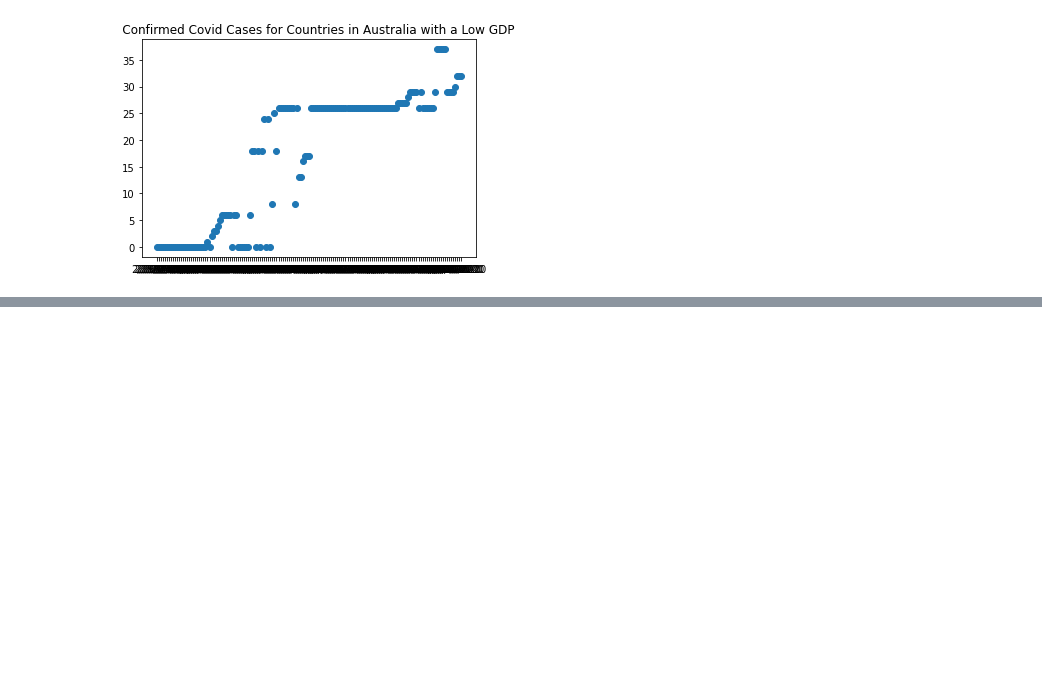
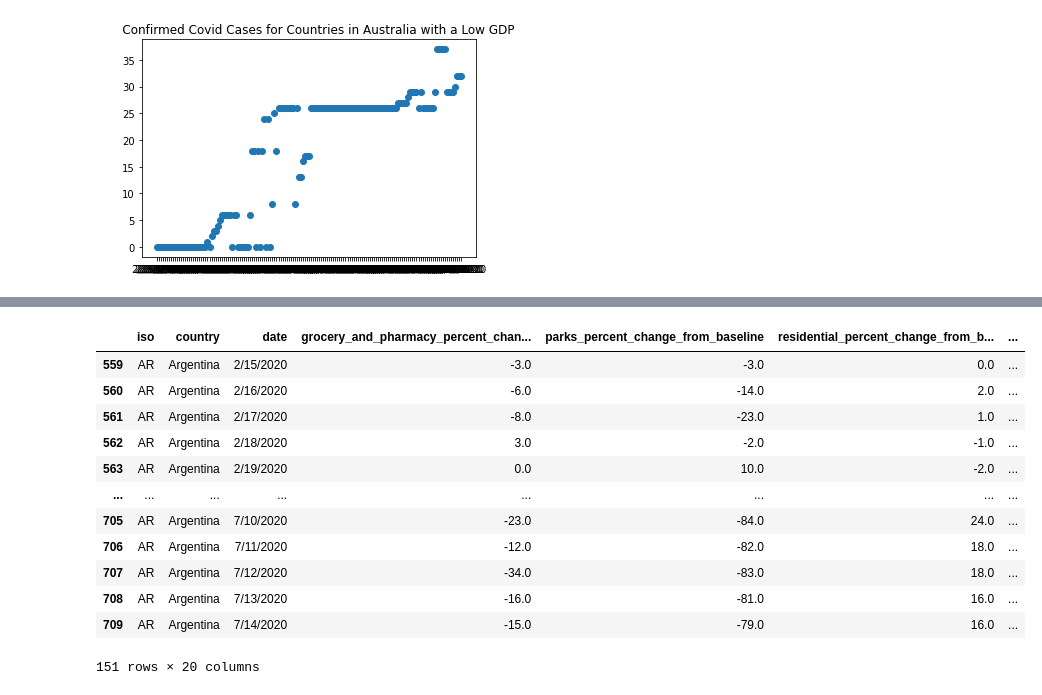
Before and after one commit to christophersingh/Covid-Analysis, a Jupyter notebook: COVID.ipynb, the cells around one changed output, grey strips where cells are left out. Cells and saved outputs as stored; diff of their text form; code cells hidden in the pictures; blank space fills up the shorter version.

```diff
--- a/COVID.ipynb
+++ b/COVID.ipynb
@@ -259,0 +246,17 @@ ValueError: operands could not be broadcast together with shapes (17,) (151,)
+# %%
+Brazil = southAmerica[southAmericaLow][southAmerica[southAmericaLow]['country']=='Brazil']
+Argentina = southAmerica[southAmericaHigh][southAmerica[southAmericaHigh]['country']=='Argentina']
+# %% [output]
+|  | iso | country | date | grocery_and_pharmacy_percent_chan... | parks_percent_change_from_baseline | residential_percent_change_from_b... | ... |
+| 559 | AR | Argentina | 2/15/2020 | -3.0 | -3.0 | 0.0 | ... |
+| 560 | AR | Argentina | 2/16/2020 | -6.0 | -14.0 | 2.0 | ... |
+| 561 | AR | Argentina | 2/17/2020 | -8.0 | -23.0 | 1.0 | ... |
+| 562 | AR | Argentina | 2/18/2020 | 3.0 | -2.0 | -1.0 | ... |
+| 563 | AR | Argentina | 2/19/2020 | 0.0 | 10.0 | -2.0 | ... |
+| ... | ... | ... | ... | ... | ... | ... | ... |
+| 705 | AR | Argentina | 7/10/2020 | -23.0 | -84.0 | 24.0 | ... |
+| 706 | AR | Argentina | 7/11/2020 | -12.0 | -82.0 | 18.0 | ... |
+| 707 | AR | Argentina | 7/12/2020 | -34.0 | -83.0 | 18.0 | ... |
+| 708 | AR | Argentina | 7/13/2020 | -16.0 | -81.0 | 16.0 | ... |
+| 709 | AR | Argentina | 7/14/2020 | -15.0 | -79.0 | 16.0 | ... |
+151 rows × 20 columns
```
Also changed, not shown: parts of 17 cells of this notebook.
